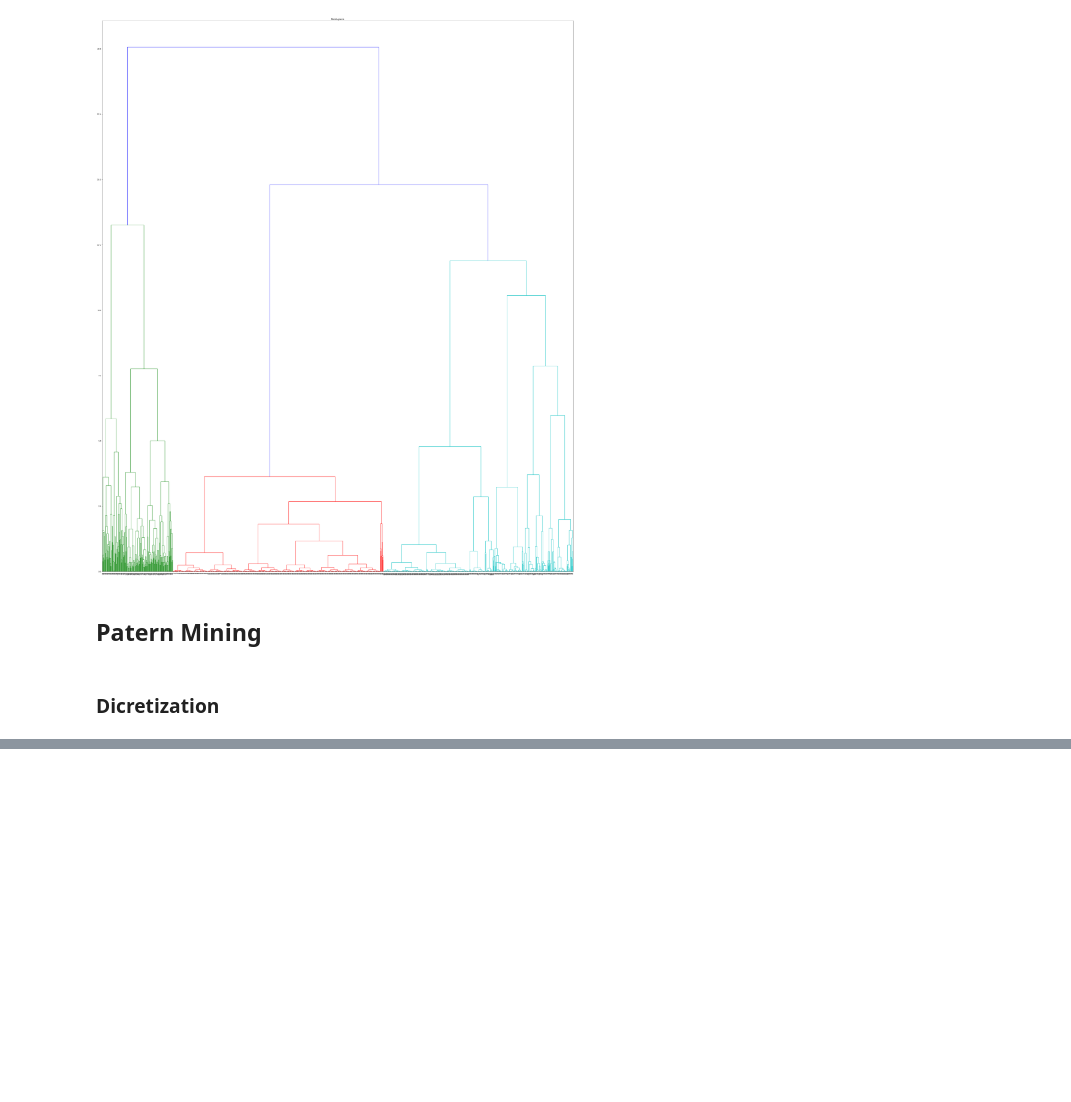
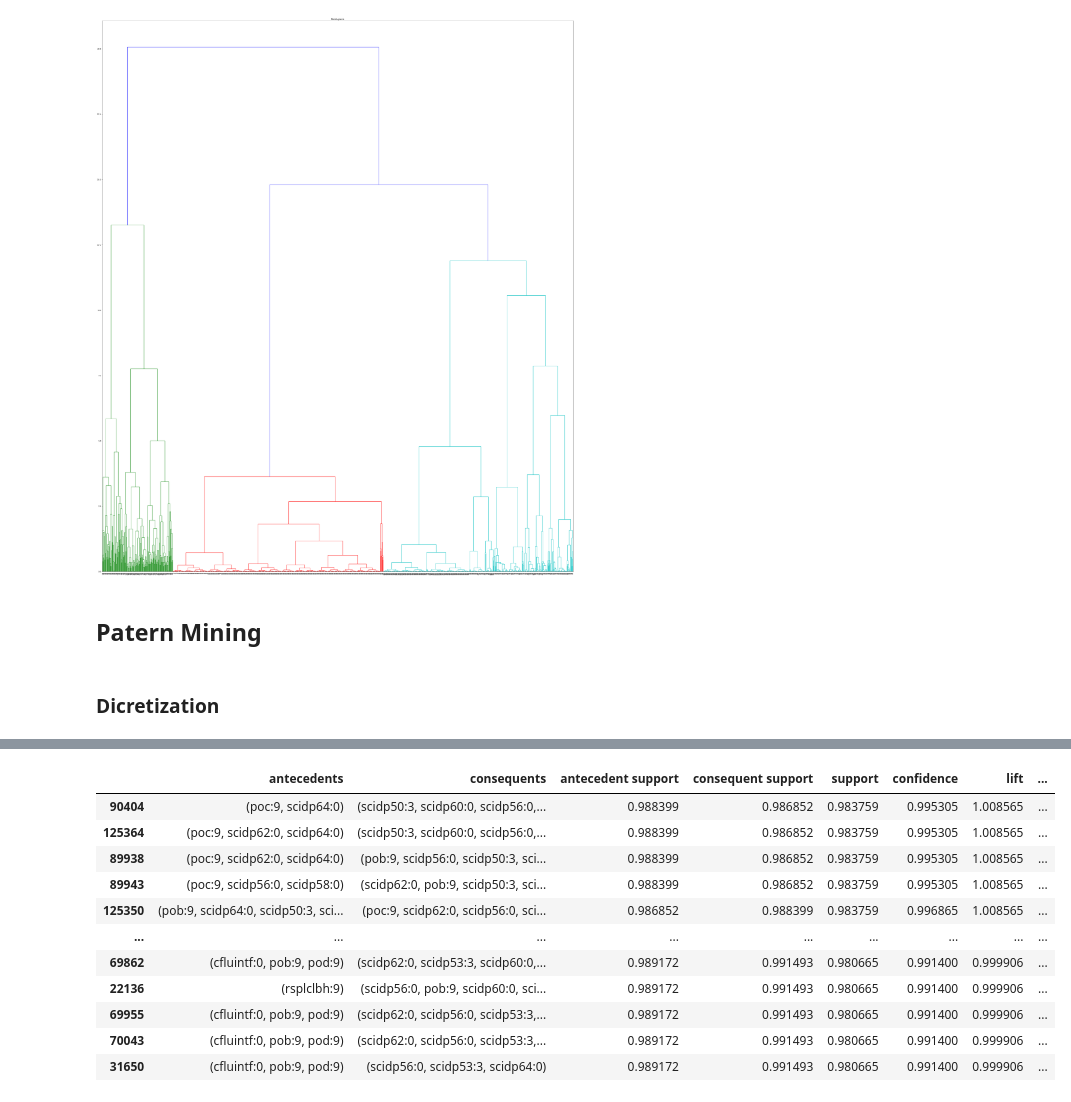
Before and after one commit to Pedrolindeza/schizoconnect, a Jupyter notebook: crc_2.ipynb, the cells around one changed output, grey strips where cells are left out. Cells and saved outputs as stored; diff of their text form; code cells hidden in the pictures; blank space fills up the shorter version.

```diff
--- a/crc_2.ipynb
+++ b/crc_2.ipynb
@@ -466,0 +490,15 @@ sup = [list(np.arange(1.0, 0.97, -0.005))]
+# %%
+rules_wi = assoc_rules(medic_mean_drop_width, 0.980, conf=0.99)
+# %% [output]
+|  | antecedents | consequents | antecedent support | consequent support | support | confidence | lift | ... |
+| 90404 | (poc:9, scidp64:0) | (scidp50:3, scidp60:0, scidp56:0,... | 0.988399 | 0.986852 | 0.983759 | 0.995305 | 1.008565 | ... |
+| 125364 | (poc:9, scidp62:0, scidp64:0) | (scidp50:3, scidp60:0, scidp56:0,... | 0.988399 | 0.986852 | 0.983759 | 0.995305 | 1.008565 | ... |
+| 89938 | (poc:9, scidp62:0, scidp64:0) | (pob:9, scidp56:0, scidp50:3, sci... | 0.988399 | 0.986852 | 0.983759 | 0.995305 | 1.008565 | ... |
+| 89943 | (poc:9, scidp56:0, scidp58:0) | (scidp62:0, pob:9, scidp50:3, sci... | 0.988399 | 0.986852 | 0.983759 | 0.995305 | 1.008565 | ... |
+| 125350 | (pob:9, scidp64:0, scidp50:3, sci... | (poc:9, scidp62:0, scidp56:0, sci... | 0.986852 | 0.988399 | 0.983759 | 0.996865 | 1.008565 | ... |
+| ... | ... | ... | ... | ... | ... | ... | ... | ... |
+| 69862 | (cfluintf:0, pob:9, pod:9) | (scidp62:0, scidp53:3, scidp60:0,... | 0.989172 | 0.991493 | 0.980665 | 0.991400 | 0.999906 | ... |
+| 22136 | (rsplclbh:9) | (scidp56:0, pob:9, scidp60:0, sci... | 0.989172 | 0.991493 | 0.980665 | 0.991400 | 0.999906 | ... |
+| 69955 | (cfluintf:0, pob:9, pod:9) | (scidp62:0, scidp56:0, scidp53:3,... | 0.989172 | 0.991493 | 0.980665 | 0.991400 | 0.999906 | ... |
+| 70043 | (cfluintf:0, pob:9, pod:9) | (scidp62:0, scidp56:0, scidp53:3,... | 0.989172 | 0.991493 | 0.980665 | 0.991400 | 0.999906 | ... |
+| 31650 | (cfluintf:0, pob:9, pod:9) | (scidp56:0, scidp53:3, scidp64:0) | 0.989172 | 0.991493 | 0.980665 | 0.991400 | 0.999906 | ... |
```
Also changed, not shown: parts of 9 cells of this notebook.
